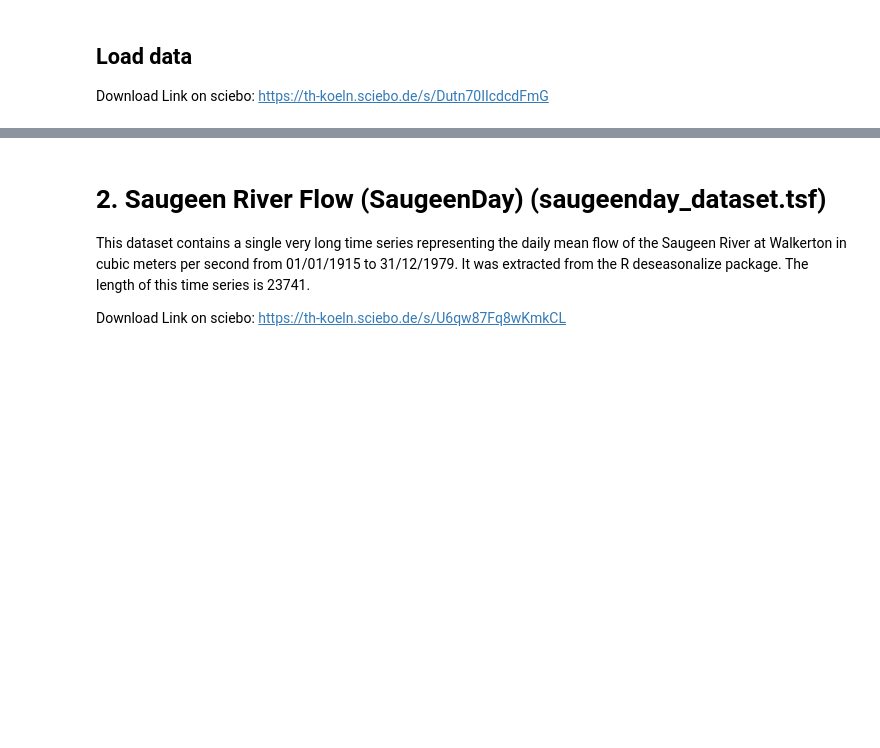
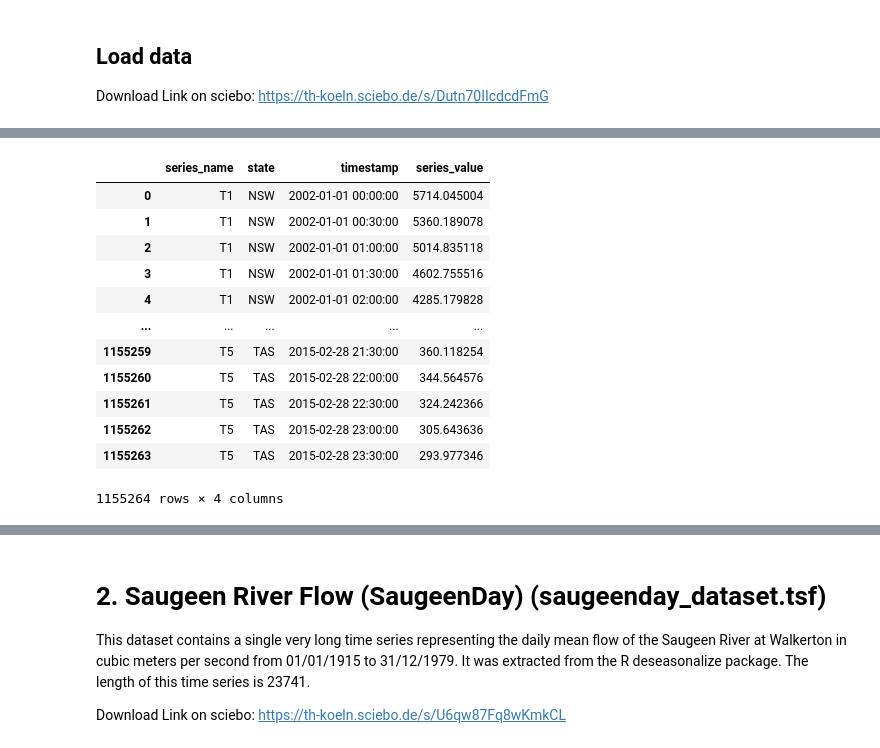
Before and after one commit to JGrootBramel/TSF, a Jupyter notebook: Exam.SoSe2025 Team 5.ipynb, the cells around one changed output, grey strips where cells are left out. Drawn from its saved outputs; the diff is of its cells as text; code cells hidden in the pictures; blank space fills up the shorter version.

```diff
--- a/Exam.SoSe2025 Team 5.ipynb
+++ b/Exam.SoSe2025 Team 5.ipynb
@@ -30,0 +90,17 @@ OSError: a full set of metadata has not been provided before the data
+# %%
+df_exploded = pd.DataFrame(all_rows)
+display(df_exploded)
+# %% [output]
+|  | series_name | state | timestamp | series_value |
+| 0 | T1 | NSW | 2002-01-01 00:00:00 | 5714.045004 |
+| 1 | T1 | NSW | 2002-01-01 00:30:00 | 5360.189078 |
+| 2 | T1 | NSW | 2002-01-01 01:00:00 | 5014.835118 |
+| 3 | T1 | NSW | 2002-01-01 01:30:00 | 4602.755516 |
+| 4 | T1 | NSW | 2002-01-01 02:00:00 | 4285.179828 |
+| ... | ... | ... | ... | ... |
+| 1155259 | T5 | TAS | 2015-02-28 21:30:00 | 360.118254 |
+| 1155260 | T5 | TAS | 2015-02-28 22:00:00 | 344.564576 |
+| 1155261 | T5 | TAS | 2015-02-28 22:30:00 | 324.242366 |
+| 1155262 | T5 | TAS | 2015-02-28 23:00:00 | 305.643636 |
+| 1155263 | T5 | TAS | 2015-02-28 23:30:00 | 293.977346 |
+1155264 rows × 4 columns
```
Also changed, not shown: parts of 12 cells of this notebook.
